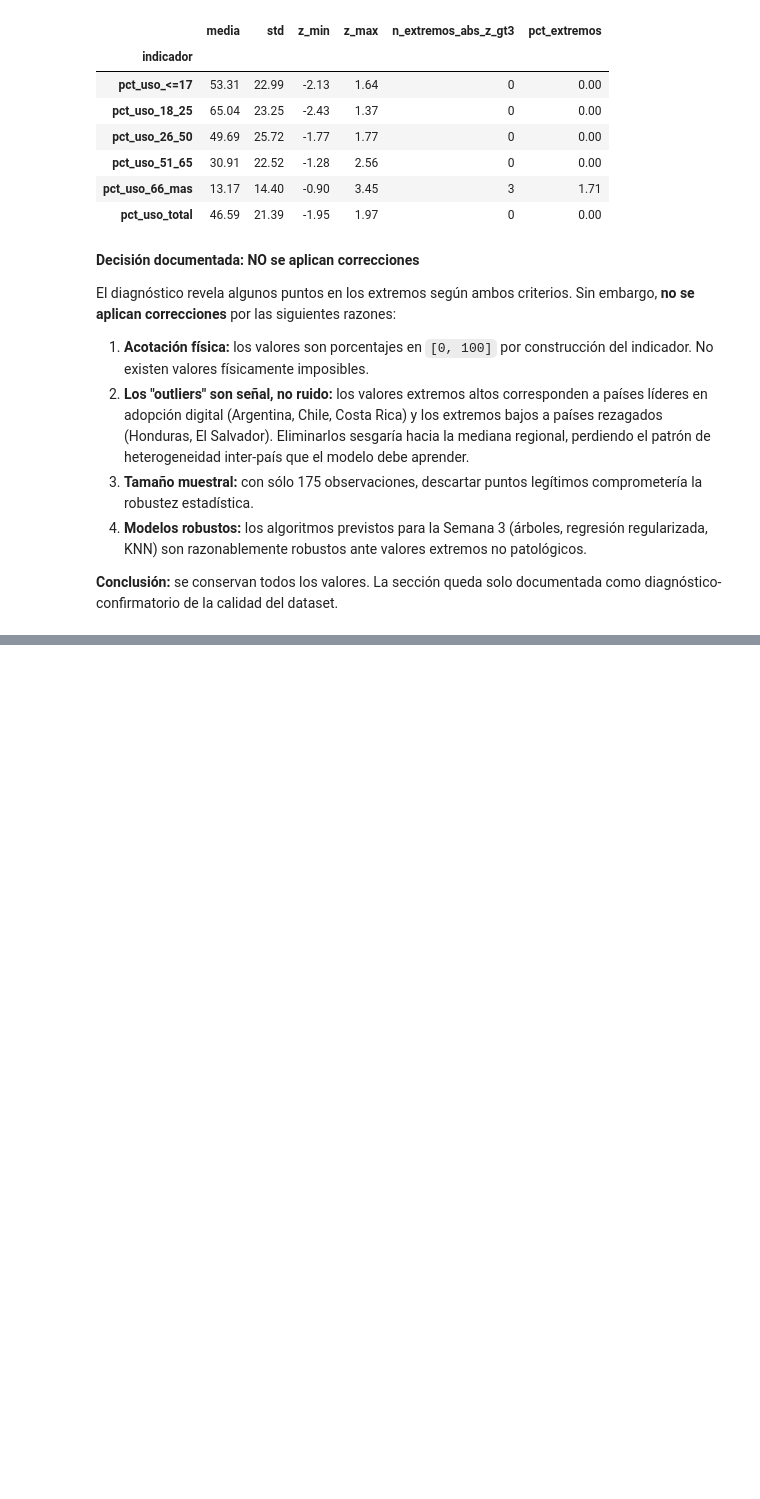
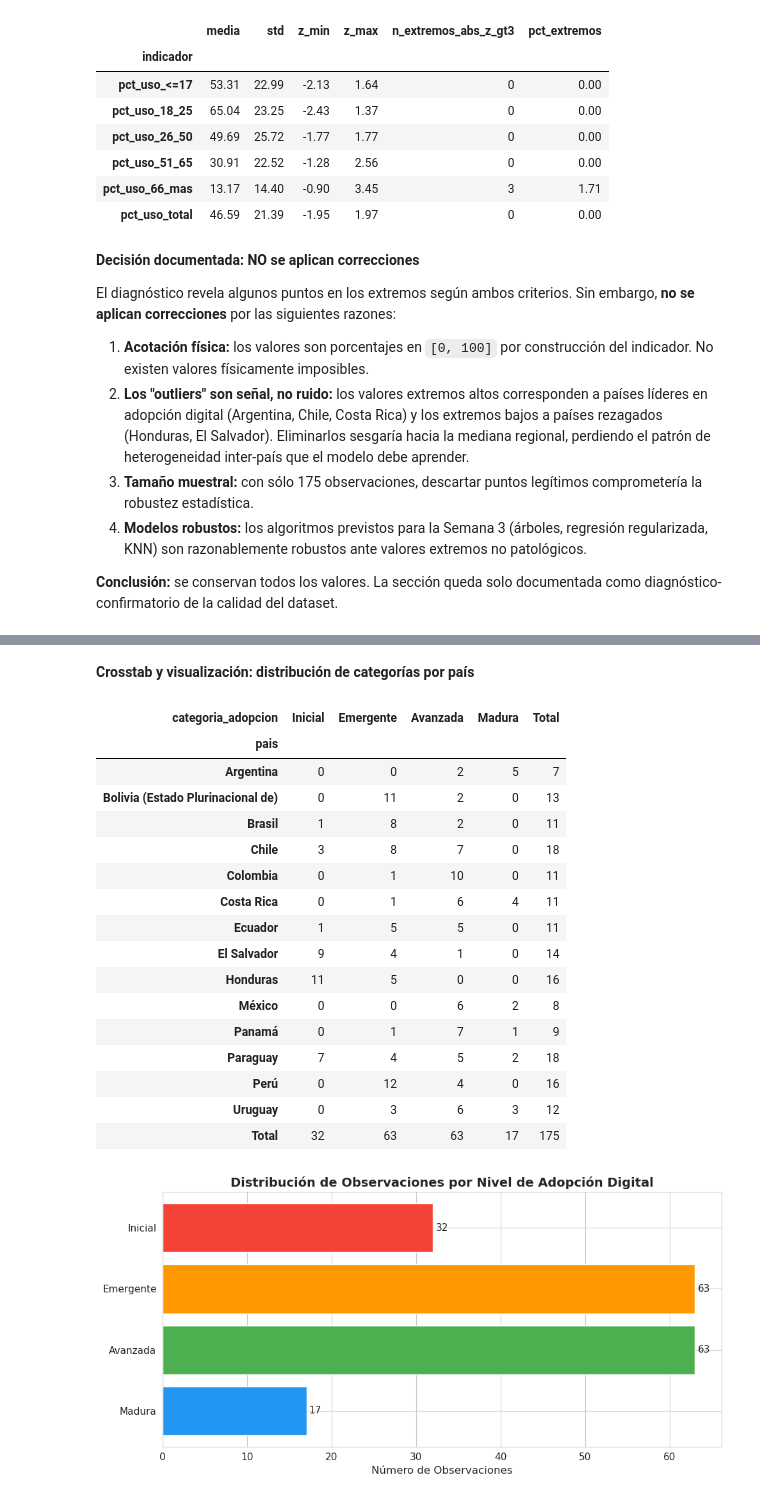
Before and after one commit to Tunchxz/CC3074-Proyecto-Final, a Jupyter notebook: Week-2.ipynb, the cells around one changed output, grey strips where cells are left out. Cells and saved outputs as stored; diff of their text form; code cells hidden in the pictures; blank space fills up the shorter version.

Commit message:
feat: variable engineering

```diff
--- a/Week-2.ipynb
+++ b/Week-2.ipynb
@@ -906,0 +1104,21 @@ El diagnóstico revela algunos puntos en los extremos según ambos criterios. Si
+# %%
+# Discretización con pd.cut usando umbrales fijos
+BINS_ADOPCION = [-0.001, 25, 50, 75, 100.001]
+ETIQUETAS_ADOPCION = ['Inicial', 'Emergente', 'Avanzada', 'Madura']
+
+df_final['categoria_adopcion'] = pd.cut(
+    df_final['pct_uso_total'],
+    bins=BINS_ADOPCION,
+    labels=ETIQUETAS_ADOPCION,
+    include_lowest=True
+)
+
+# Validar: ningún NaN en la columna nueva
+assert df_final['categoria_adopcion'].notna().all(), 'NaN inesperado en categoria_adopcion'
+
+print('Distribución de la variable categoria_adopcion:')
+print('─' * 50)
+print(df_final['categoria_adopcion'].value_counts().reindex(ETIQUETAS_ADOPCION).to_string())
+
+print(f'\nProporciones (%):')
+print((df_final['categoria_adopcion'].value_counts(normalize=True).reindex(ETIQUETAS_ADOPCION) * 100).round(1).to_string())
@@ -906,0 +1140,39 @@ El diagnóstico revela algunos puntos en los extremos según ambos criterios. Si
+# %% [markdown]
+**Crosstab y visualización: distribución de categorías por país**
+# %%
+# Crosstab para entender qué países aportan a cada categoría
+crosstab = pd.crosstab(df_final['pais'], df_final['categoria_adopcion'],
+                       margins=True, margins_name='Total')
+display(crosstab)
+
+# Visualización: barplot de conteos por categoría
+fig, ax = plt.subplots(figsize=(10, 5))
+conteos = df_final['categoria_adopcion'].value_counts().reindex(ETIQUETAS_ADOPCION)
+colores_cat = ['#F44336', '#FF9800', '#4CAF50', '#2196F3']
+bars = ax.barh(conteos.index, conteos.values, color=colores_cat, edgecolor='white')
+ax.set_xlabel('Número de Observaciones')
+ax.set_title('Distribución de Observaciones por Nivel de Adopción Digital',
+             fontsize=14, fontweight='bold')
+ax.bar_label(bars, padding=3)
+ax.invert_yaxis()
+plt.tight_layout()
+plt.show()
+# %% [output]
+| categoria_adopcion | Inicial | Emergente | Avanzada | Madura | Total |
+| pais |  |  |  |  |  |
+| Argentina | 0 | 0 | 2 | 5 | 7 |
+| Bolivia (Estado Plurinacional de) | 0 | 11 | 2 | 0 | 13 |
+| Brasil | 1 | 8 | 2 | 0 | 11 |
+| Chile | 3 | 8 | 7 | 0 | 18 |
+| Colombia | 0 | 1 | 10 | 0 | 11 |
+| Costa Rica | 0 | 1 | 6 | 4 | 11 |
+| Ecuador | 1 | 5 | 5 | 0 | 11 |
+| El Salvador | 9 | 4 | 1 | 0 | 14 |
+| Honduras | 11 | 5 | 0 | 0 | 16 |
+| México | 0 | 0 | 6 | 2 | 8 |
+| Panamá | 0 | 1 | 7 | 1 | 9 |
+| Paraguay | 7 | 4 | 5 | 2 | 18 |
+| Perú | 0 | 12 | 4 | 0 | 16 |
+| Uruguay | 0 | 3 | 6 | 3 | 12 |
+| Total | 32 | 63 | 63 | 17 | 175 |
+[figure, added]
```
Also changed, not shown: parts of 19 cells of this notebook.
